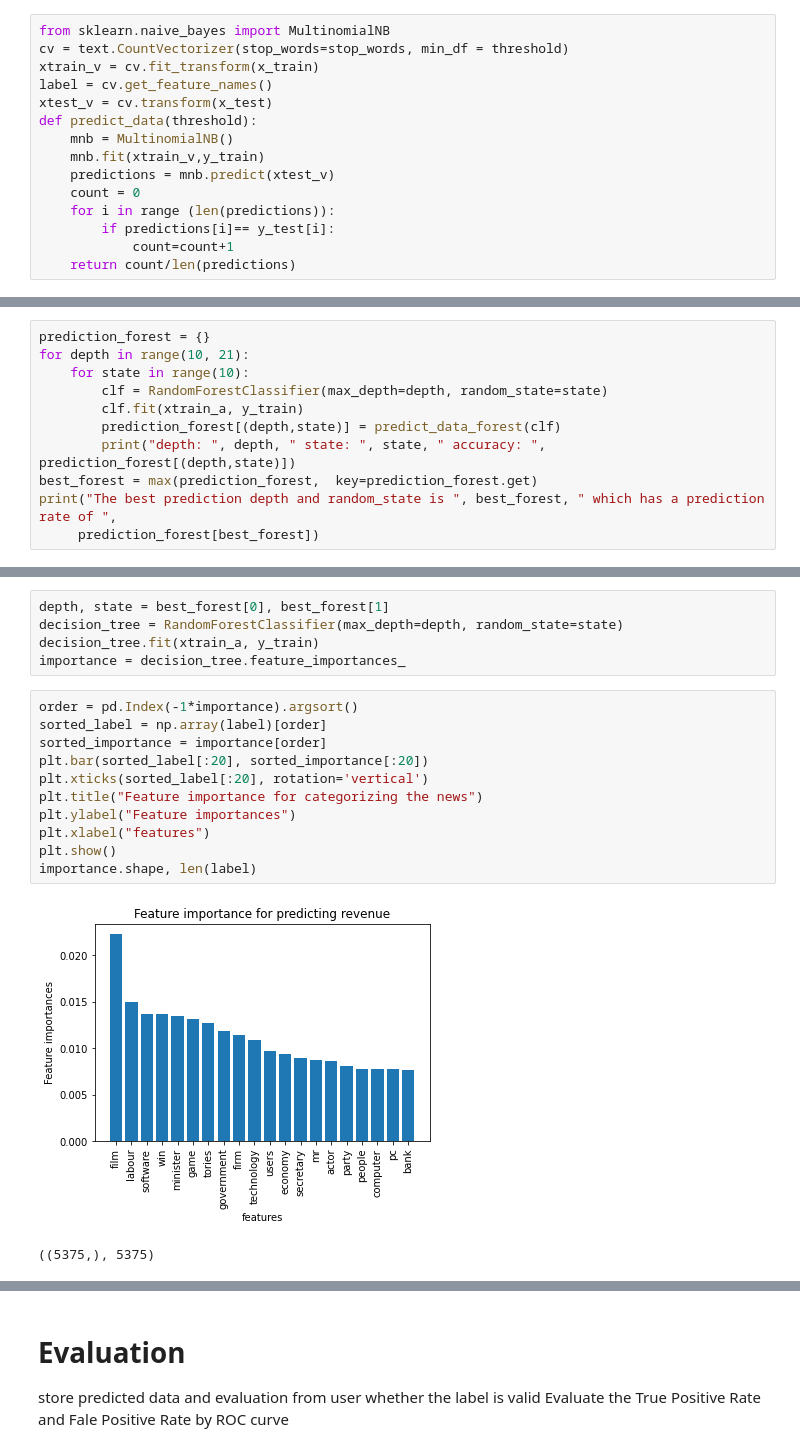
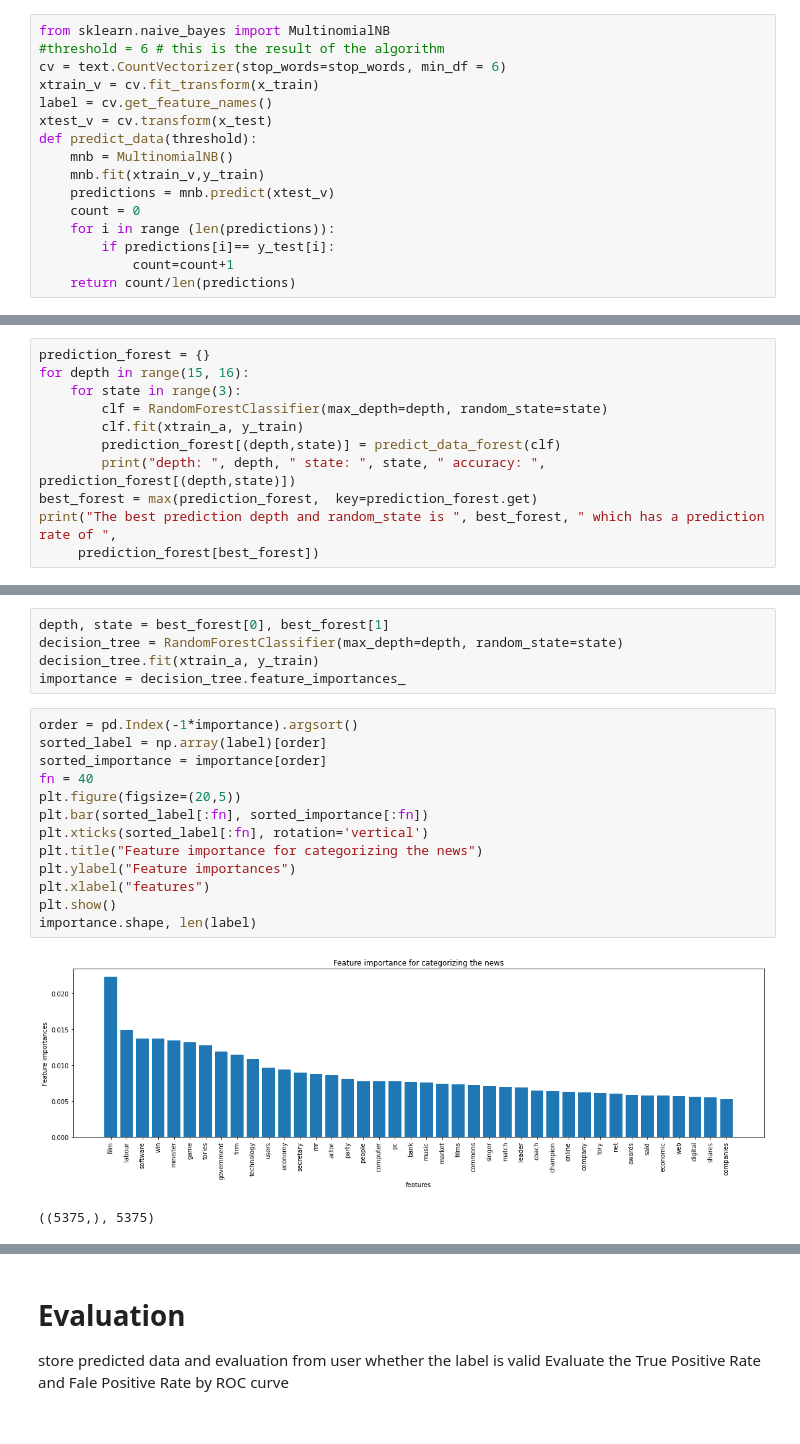
Before and after one commit to ykim879/whats.todays.trend, a Jupyter notebook: revised_news.ipynb, the cells around one changed output, grey strips where cells are left out. Drawn from its saved outputs; the diff is of its cells as text; blank space fills up the shorter version.

```diff
--- a/revised_news.ipynb
+++ b/revised_news.ipynb
@@ -170,7 +192,8 @@ The appended documents depending on the categories
 3. print the result
 # %%
 from sklearn.naive_bayes import MultinomialNB
-cv = text.CountVectorizer(stop_words=stop_words, min_df = threshold)
+#threshold = 6 # this is the result of the algorithm
+cv = text.CountVectorizer(stop_words=stop_words, min_df = 6)
 xtrain_v = cv.fit_transform(x_train)
 label = cv.get_feature_names()
 xtest_v = cv.transform(x_test)
@@ -261,8 +282,8 @@ def predict_data_forest(clf):
 ### find the random forest that can predict the data best
 # %%
 prediction_forest = {}
-for depth in range(10, 21):
-    for state in range(10):
+for depth in range(15, 16):
+    for state in range(3):
         clf = RandomForestClassifier(max_depth=depth, random_state=state)
         clf.fit(xtrain_a, y_train)
         prediction_forest[(depth,state)] = predict_data_forest(clf)
@@ -296,16 +317,18 @@ importance = decision_tree.feature_importances_
 # %%
 order = pd.Index(-1*importance).argsort()
 sorted_label = np.array(label)[order]
 sorted_importance = importance[order]
-plt.bar(sorted_label[:20], sorted_importance[:20])
-plt.xticks(sorted_label[:20], rotation='vertical')
+fn = 40
+plt.figure(figsize=(20,5))
+plt.bar(sorted_label[:fn], sorted_importance[:fn])
+plt.xticks(sorted_label[:fn], rotation='vertical')
 plt.title("Feature importance for categorizing the news")
 plt.ylabel("Feature importances")
 plt.xlabel("features")
 plt.show()
 importance.shape, len(label)
 # %% [output]
-[figure, old version]
+[figure, new version]
 ((5375,), 5375)
 # %% [markdown]
 # Use feature importance on Detecting Model
```
Also changed, not shown: parts of 15 cells of this notebook, 3 other files.
